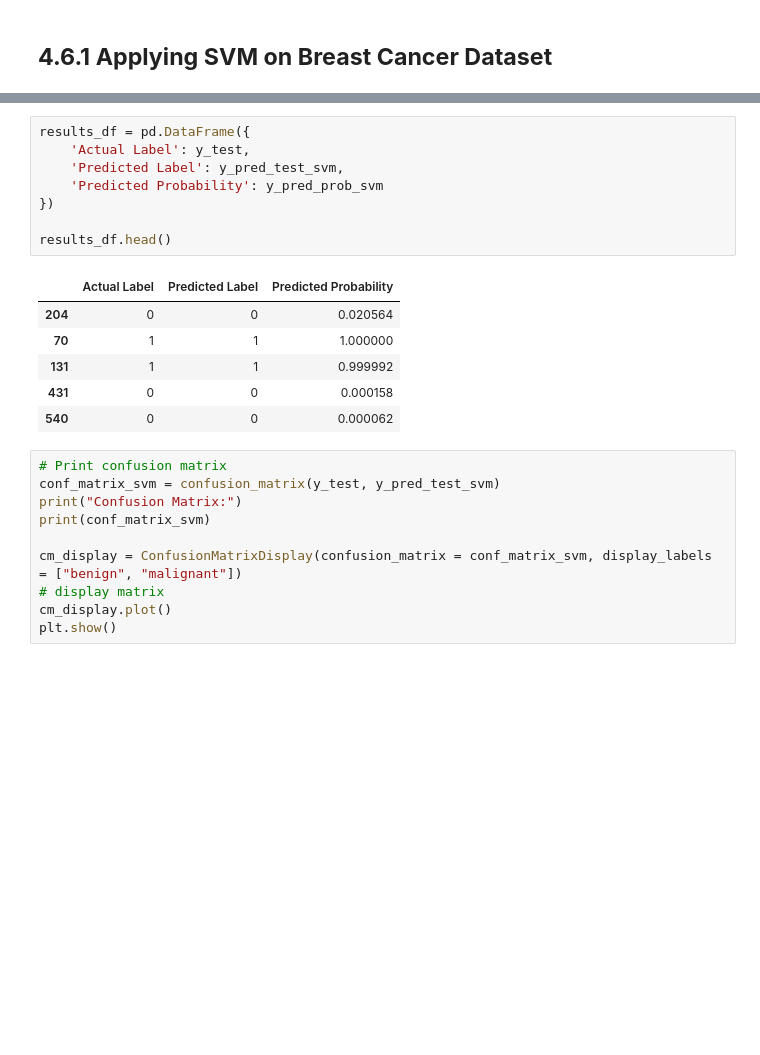
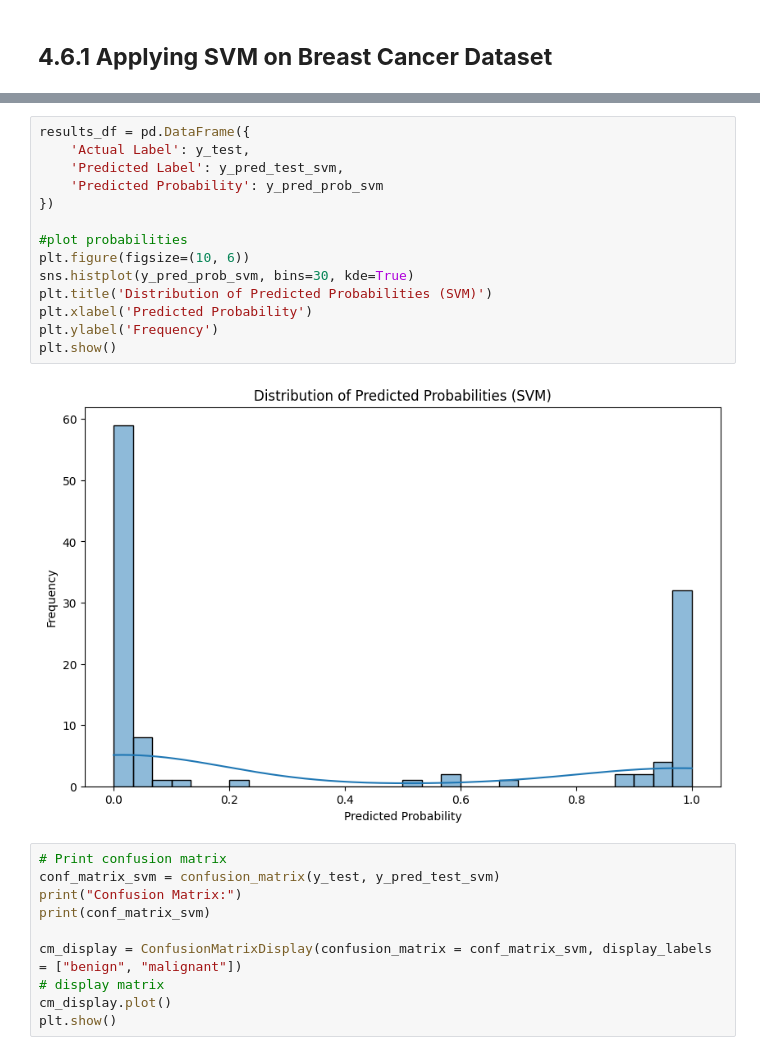
Before and after one commit to pkapoor2/PC-AIML, a Jupyter notebook: Machine Learning/class4/src/4.1_Classification_and_Its_Applications_Part_1.ipynb, the cells around one changed output, grey strips where cells are left out. Drawn from its saved outputs; the diff is of its cells as text; blank space fills up the shorter version.

```diff
--- a/Machine Learning/class4/src/4.1_Classification_and_Its_Applications_Part_1.ipynb
+++ b/Machine Learning/class4/src/4.1_Classification_and_Its_Applications_Part_1.ipynb
@@ -1847,21 +1846,22 @@ Training Accuracy: 0.989010989010989
 Testing Accuracy: 0.9824561403508771
 Training Recall: 0.9704142011834319
 Testing Recall: 0.9534883720930233
-# %%
-results_df = pd.DataFrame({
-    'Actual Label': y_test,
-    'Predicted Label': y_pred_test_svm,
-    'Predicted Probability': y_pred_prob_svm
-})
-
-results_df.head()
-# %% [output]
-|  | Actual Label | Predicted Label | Predicted Probability |
-| 204 | 0 | 0 | 0.020564 |
-| 70 | 1 | 1 | 1.000000 |
-| 131 | 1 | 1 | 0.999992 |
-| 431 | 0 | 0 | 0.000158 |
-| 540 | 0 | 0 | 0.000062 |
+# %%
+results_df = pd.DataFrame({
+    'Actual Label': y_test,
+    'Predicted Label': y_pred_test_svm,
+    'Predicted Probability': y_pred_prob_svm
+})
+
+#plot probabilities
+plt.figure(figsize=(10, 6))
+sns.histplot(y_pred_prob_svm, bins=30, kde=True)
+plt.title('Distribution of Predicted Probabilities (SVM)')
+plt.xlabel('Predicted Probability')
+plt.ylabel('Frequency')
+plt.show()
+# %% [output]
+[figure, added]
 # %%
 # Print confusion matrix
 conf_matrix_svm = confusion_matrix(y_test, y_pred_test_svm)
```
Also changed, not shown: parts of 4 cells of this notebook, 2 other files.
